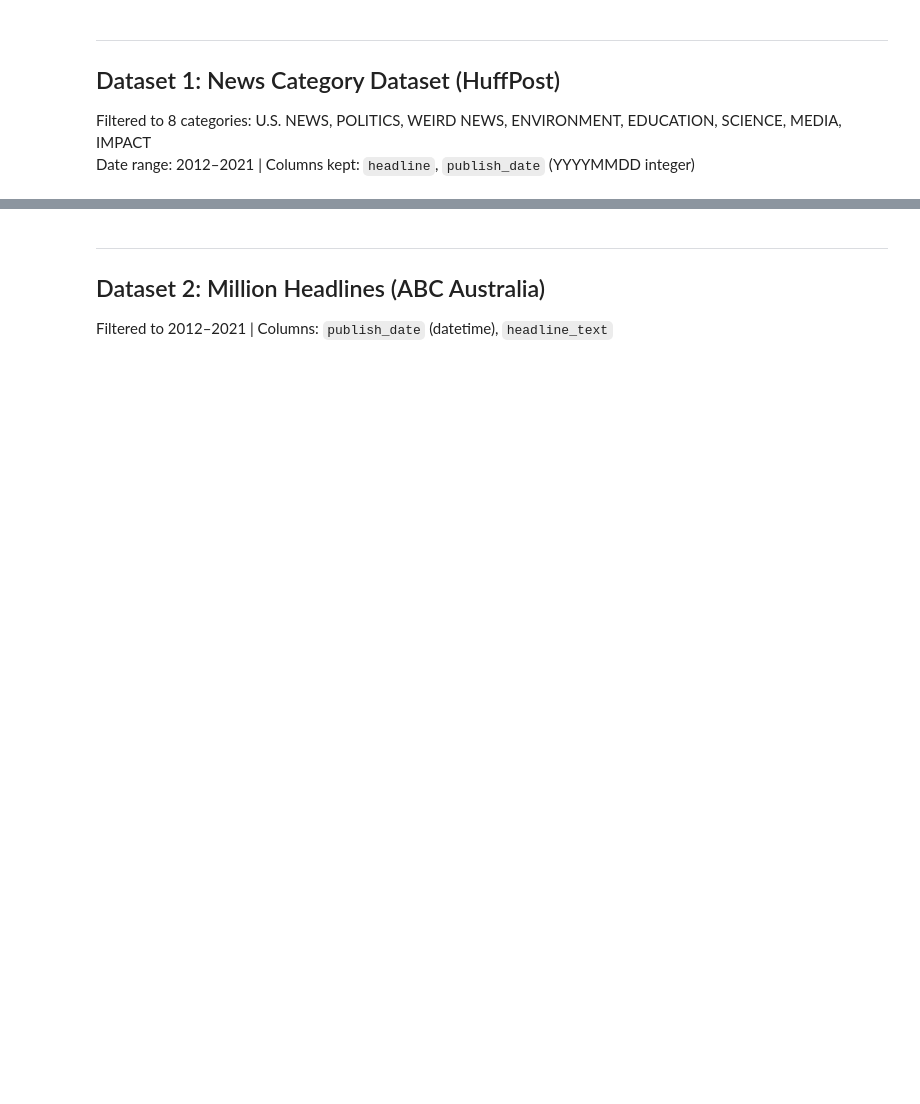
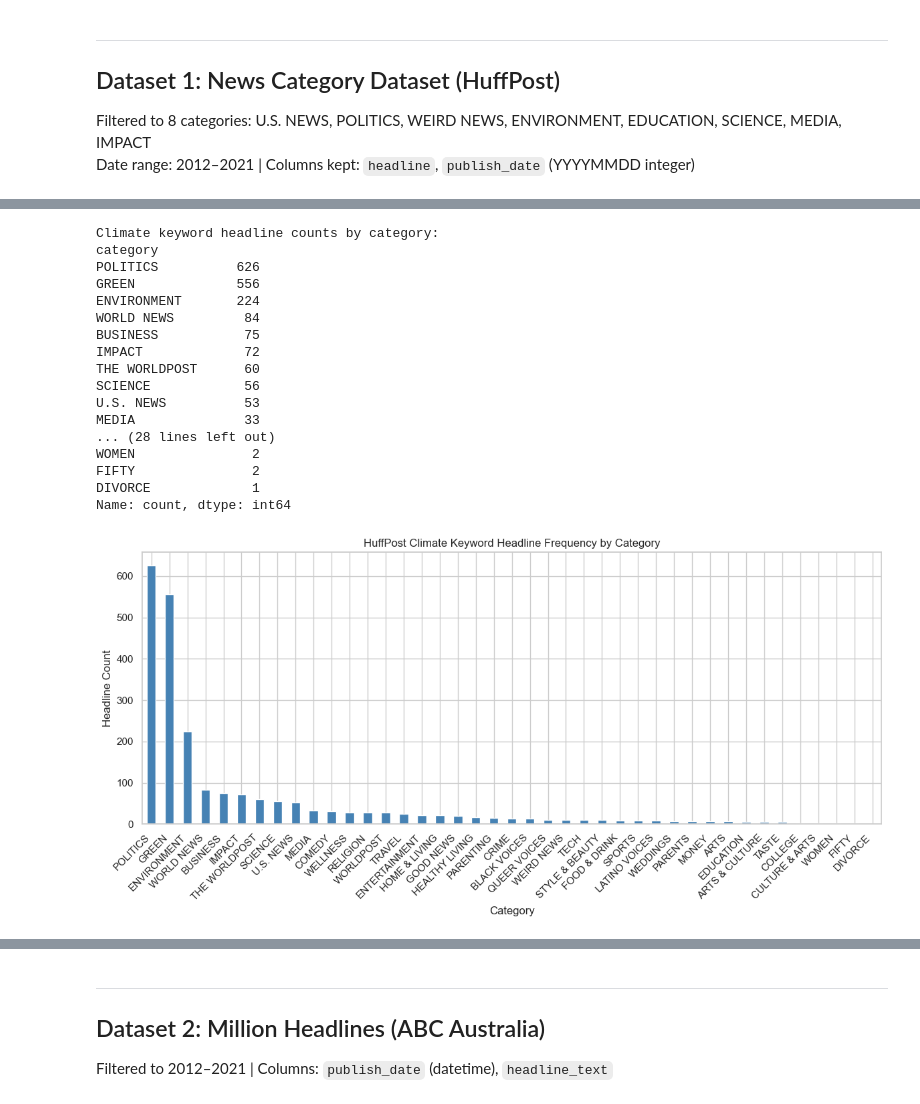
Before and after one commit to javirubio4/climate_headlines, a Jupyter notebook: eda.ipynb, the cells around one changed output, grey strips where cells are left out. Saved outputs shown, nothing was run; the diff lists cells and outputs as text; code cells hidden in the pictures; blank space fills up the shorter version.

```diff
--- a/eda.ipynb
+++ b/eda.ipynb
@@ -49,0 +91,49 @@ news_raw.head(3)
+# %%
+CLIMATE_KEYWORDS = [
+    "climate change", "global warming", "sea level",
+    "climate", "flood", "wildfire", "bushfire", "drought",
+    "hurricane", "cyclone", "heatwave", "emissions", "carbon"
+]
+# %%
+headline_lower = news_raw["headline"].str.lower().fillna("")
+
+climate_mask = headline_lower.apply(
+    lambda text: any(kw in text for kw in CLIMATE_KEYWORDS)
+)
+
+climate_by_category = (
+    news_raw.loc[climate_mask, "category"]
+    .value_counts()
+    .sort_values(ascending=False)
+)
+
+print("Climate keyword headline counts by category:")
+print(climate_by_category)
+
+plt.figure(figsize=(12, 6))
+climate_by_category.plot(kind="bar", color="steelblue")
+plt.title("HuffPost Climate Keyword Headline Frequency by Category")
+plt.xlabel("Category")
+plt.ylabel("Headline Count")
+plt.xticks(rotation=45, ha="right")
+plt.tight_layout()
+plt.show()
+# %% [output]
+Climate keyword headline counts by category:
+category
+POLITICS          626
+GREEN             556
+ENVIRONMENT       224
+WORLD NEWS         84
+BUSINESS           75
+IMPACT             72
+THE WORLDPOST      60
+SCIENCE            56
+U.S. NEWS          53
+MEDIA              33
+... (28 lines left out)
+WOMEN               2
+FIFTY               2
+DIVORCE             1
+Name: count, dtype: int64
+[figure, added]
```
Also changed, not shown: parts of 22 cells of this notebook.
